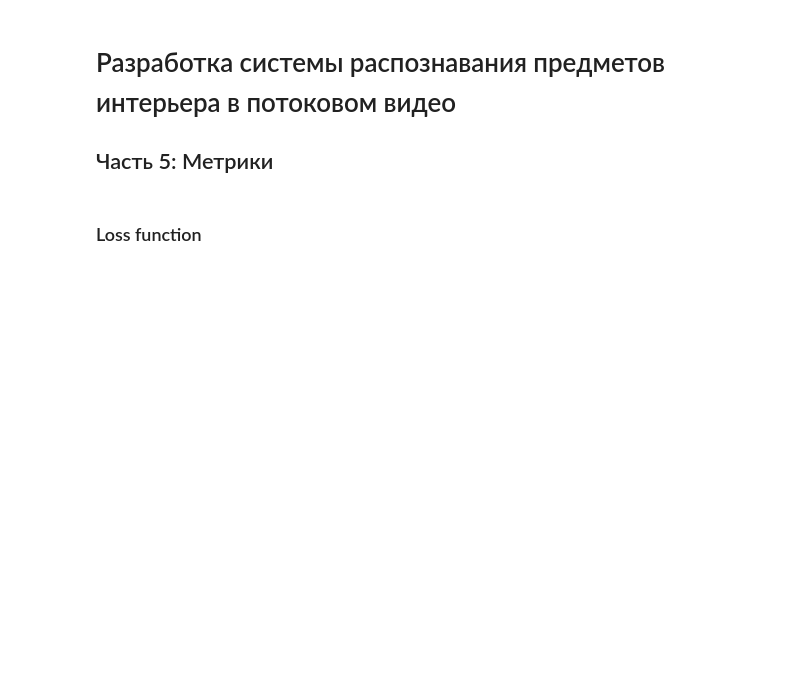
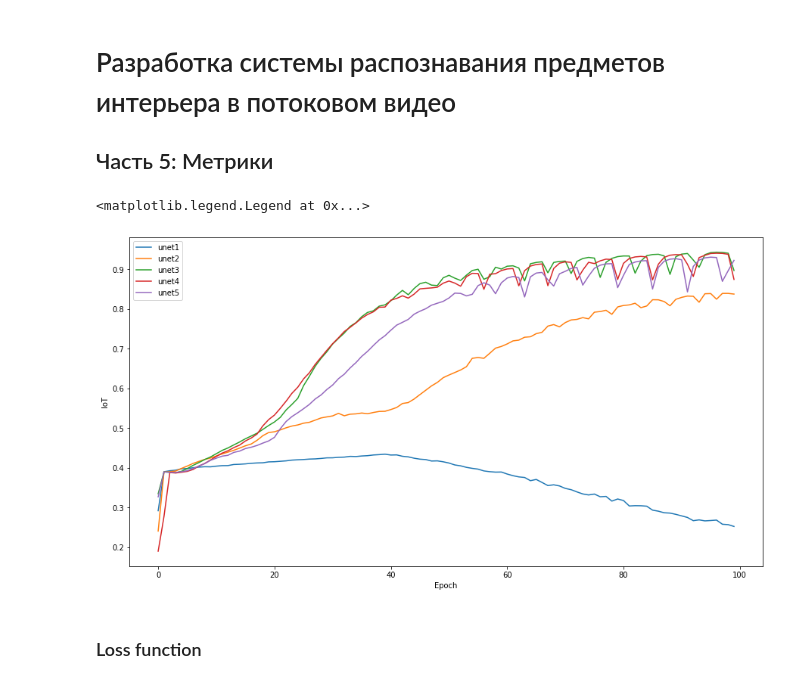
Before and after one commit to RobertVoropaev/InteriorRecognitionSystem, a Jupyter notebook: 5.Metrics.ipynb, the cells around one changed output. Drawn from its saved outputs; the diff is of its cells as text; code cells hidden in the pictures; blank space fills up the shorter version.

```diff
--- a/5.Metrics.ipynb
+++ b/5.Metrics.ipynb
@@ -30,3 +31,25 @@ unet4 = pd.read_csv("callbacks/Unet_4_64_512_sigmoid_06.01_21-11/logger.csv")
+# %%
+plt.figure(figsize=(15, 8))
+
+plt.plot(unet1.epoch, unet1.jaccard_coef, label="unet1")
+plt.plot(unet2.epoch, unet2.jaccard_coef, label="unet2")
+plt.plot(unet3.epoch, unet3.jaccard_coef, label="unet3")
+plt.plot(unet4.epoch, unet4.jaccard_coef, label="unet4")
+plt.plot(unet5.epoch, unet5.jaccard_coef, label="unet5")
+
+
+# plt.plot(unet1.epoch, unet1.val_jaccard_coef, label="Unet_1_64_512")
+# plt.plot(unet2.epoch, unet2.val_jaccard_coef, label="Unet_2_64_512")
+# plt.plot(unet3.epoch, unet3.val_jaccard_coef, label="Unet_3_64_512")
+# plt.plot(unet4.epoch, unet4.val_jaccard_coef, label="Unet_4_64_512")
+# plt.plot(unet5.epoch, unet5.val_jaccard_coef, label="Unet_5_64_512")
+
+plt.xlabel("Epoch")
+plt.ylabel("IoT")
+plt.legend()
+# %% [output]
+<matplotlib.legend.Legend at 0x...>
+[figure, added]
 # %% [markdown]
 ### Loss function
 # %%
```
Also changed, not shown: parts of 8 cells of this notebook, 1 other file.
